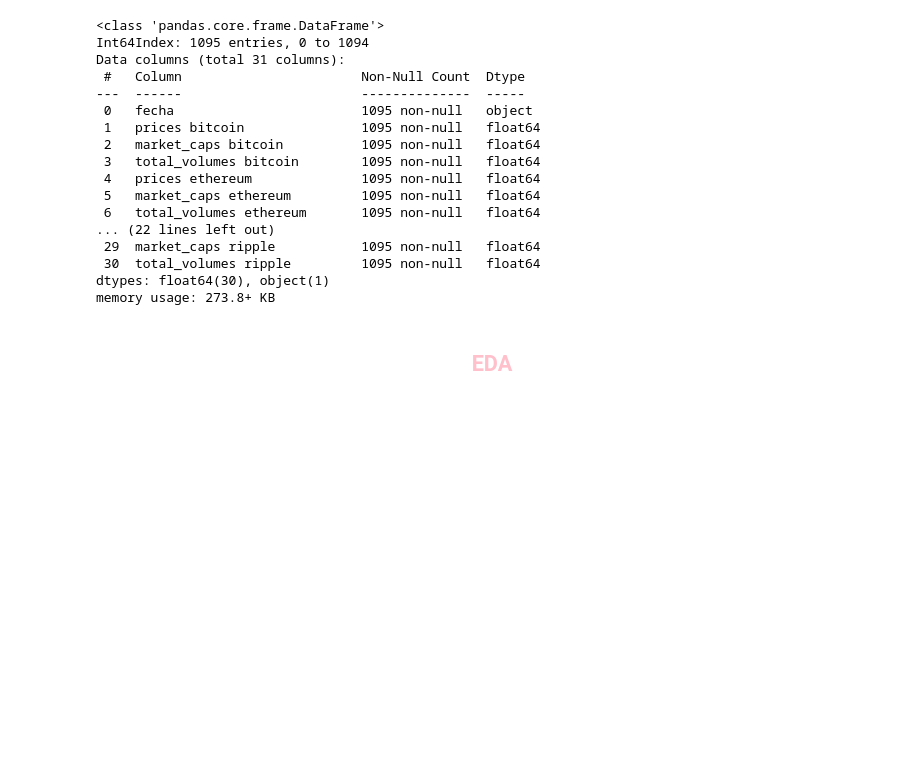
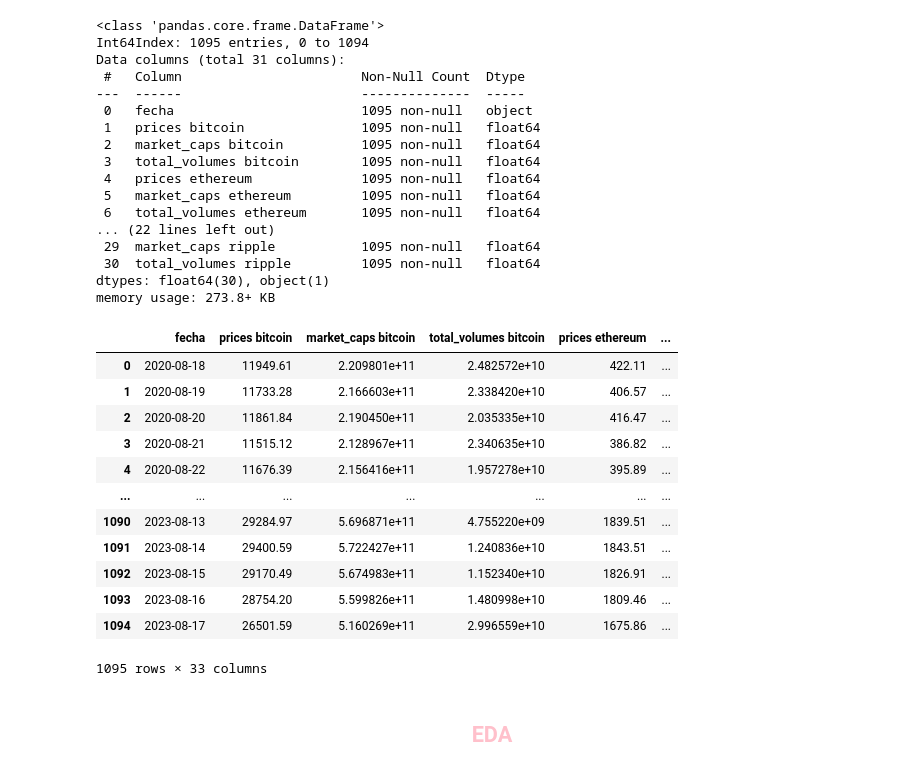
Before and after one commit to MayrenS95/PII_Cryptocurrency_Market_Data_Analytics, a Jupyter notebook: PROYECTO_II.IPYNB, the cells around one changed output. Drawn from its saved outputs; the diff is of its cells as text; code cells hidden in the pictures; blank space fills up the shorter version.

```diff
--- a/PROYECTO_II.IPYNB
+++ b/PROYECTO_II.IPYNB
@@ -122,6 +122,25 @@ memory usage: 273.8+ KB
 # %%
 #Añadiendo el año en otra columna del dataframe
 df_total['Year']=df_total['fecha'].astype('datetime64').dt.year
+# %%
+#Añadiendo el año en otra columna del dataframe
+df_total['Month']=df_total['fecha'].astype('datetime64').dt.month
+# %%
+df_total
+# %% [output]
+|  | fecha | prices bitcoin | market_caps bitcoin | total_volumes bitcoin | prices ethereum | ... |
+| 0 | 2020-08-18 | 11949.61 | 2.209801e+11 | 2.482572e+10 | 422.11 | ... |
+| 1 | 2020-08-19 | 11733.28 | 2.166603e+11 | 2.338420e+10 | 406.57 | ... |
+| 2 | 2020-08-20 | 11861.84 | 2.190450e+11 | 2.035335e+10 | 416.47 | ... |
+| 3 | 2020-08-21 | 11515.12 | 2.128967e+11 | 2.340635e+10 | 386.82 | ... |
+| 4 | 2020-08-22 | 11676.39 | 2.156416e+11 | 1.957278e+10 | 395.89 | ... |
+| ... | ... | ... | ... | ... | ... | ... |
+| 1090 | 2023-08-13 | 29284.97 | 5.696871e+11 | 4.755220e+09 | 1839.51 | ... |
+| 1091 | 2023-08-14 | 29400.59 | 5.722427e+11 | 1.240836e+10 | 1843.51 | ... |
+| 1092 | 2023-08-15 | 29170.49 | 5.674983e+11 | 1.152340e+10 | 1826.91 | ... |
+| 1093 | 2023-08-16 | 28754.20 | 5.599826e+11 | 1.480998e+10 | 1809.46 | ... |
+| 1094 | 2023-08-17 | 26501.59 | 5.160269e+11 | 2.996559e+10 | 1675.86 | ... |
+1095 rows × 33 columns
 # %%
 #Generando el archivi .csv
 df_total.to_csv('df_criptomonedas.csv')
```
Also changed, not shown: parts of 18 cells of this notebook, 2 other files.
